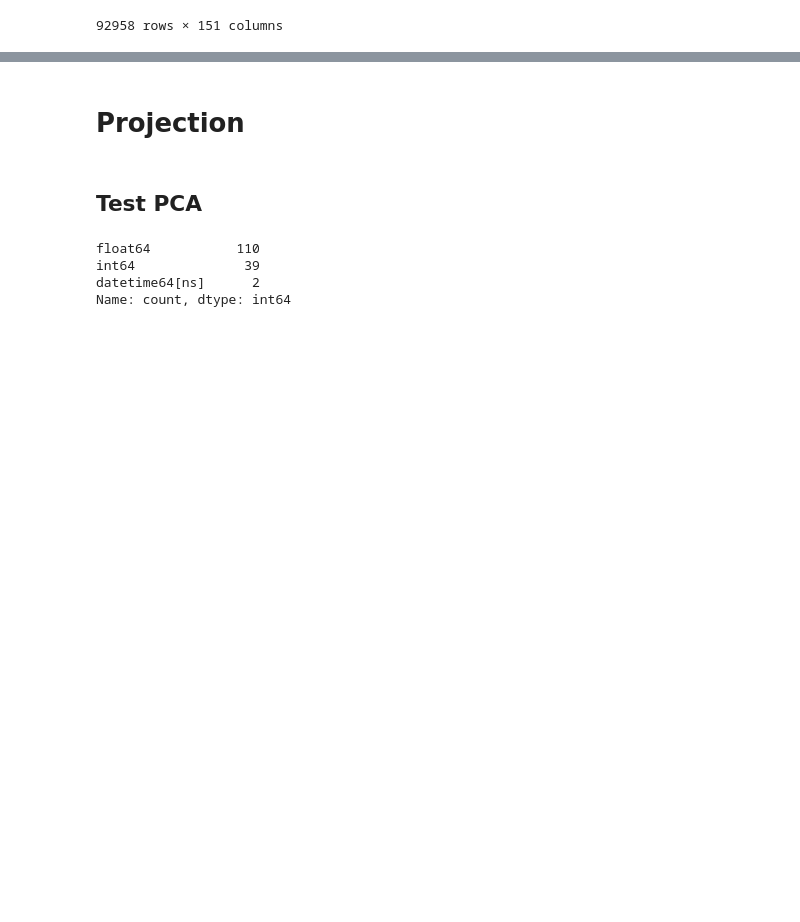
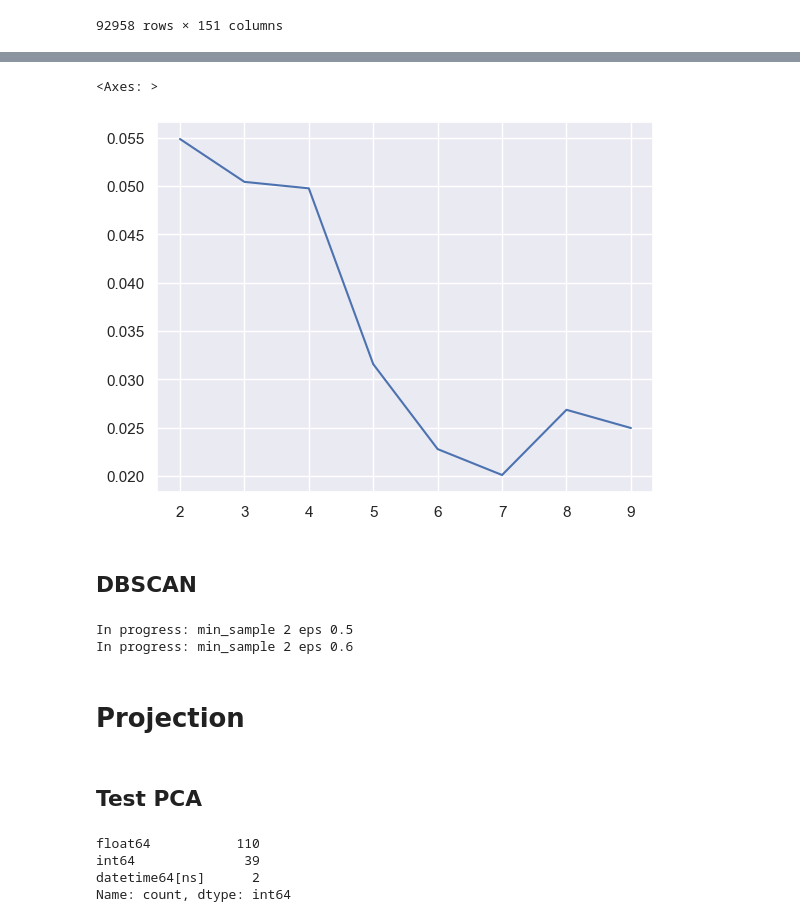
Before and after one commit to CODEheures/oc-ingenieur-ia, a Jupyter notebook: p5/Projet/p5_2-essais.ipynb, the cells around one changed output, grey strips where cells are left out. Saved outputs shown, nothing was run; the diff lists cells and outputs as text; code cells hidden in the pictures; blank space fills up the shorter version.

```diff
--- a/p5/Projet/p5_2-essais.ipynb
+++ b/p5/Projet/p5_2-essais.ipynb
@@ -73,0 +69,2 @@ df
+# %%
+df = scale(df.select_dtypes('number'))
@@ -73,0 +82,15 @@ df
+# %%
+from sklearn.cluster import KMeans
+X = df.values
+
+silhouette = pd.DataFrame()
+
+for n_clusters in range(2,10,1):
+    for i in range(5):
+        kmeans = KMeans(n_clusters=n_clusters)
+        kmeans.fit(X)
+        silhouette.loc[n_clusters, f'test {i+1}'] = metrics.silhouette_score(X=X, labels=kmeans.labels_, sample_size=1000)
+silhouette['mean'] = silhouette.mean(axis=1)
+silhouette['std'] = silhouette.std(axis=1)
+
+silhouette
@@ -74,3 +107,45 @@ df
+# %%
+silhouette['mean'].plot()
+# %% [output]
+<Axes: >
+[figure, added]
+# %% [markdown]
+## DBSCAN
+# %%
+from sklearn.cluster import DBSCAN
+
+X = df.values
+result = []
+
+for min_sample in range(2, 21, 1):
+    for eps in np.arange(0.5, 50.1, 0.1):
+        print(f'In progress: min_sample {min_sample} eps {eps}')
+        dbscan = DBSCAN(eps=eps, min_samples=min_sample, n_jobs=-1)
+        dbscan.fit(X)
+
+        labels = dbscan.labels_
+        n_clusters_ = len(set(labels)) - (1 if -1 in labels else 0)
+        n_noise_ = list(labels).count(-1)
+
+        df_db = df.copy()
+        df_db['label'] = labels
+
+        df_no_noise = df_db[df_db['label'] != -1]
+        X_no_noise = df_no_noise.drop(['label'], axis=1).values
+        labels_no_noise = df_no_noise['label'].values
+        result.append([min_sample,
+                  eps,
+                  n_clusters_,
+                  n_noise_,
+                  metrics.silhouette_score(X=X_no_noise, labels=labels_no_noise, sample_size=1000)])
+
+
+result = pd.DataFrame(result)
+result.columns = ['min_sample', 'eps', 'n_clusters', 'n_noise', 'silouhette']
+result
+# %% [output]
+In progress: min_sample 2 eps 0.5
+In progress: min_sample 2 eps 0.6
 # %% [markdown]
 # Projection
 # %% [markdown]
```
Also changed, not shown: parts of 8 cells of this notebook, 1 other file.
